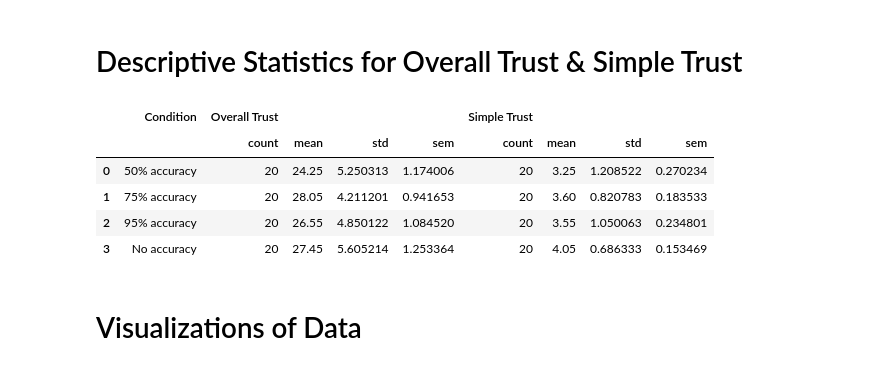
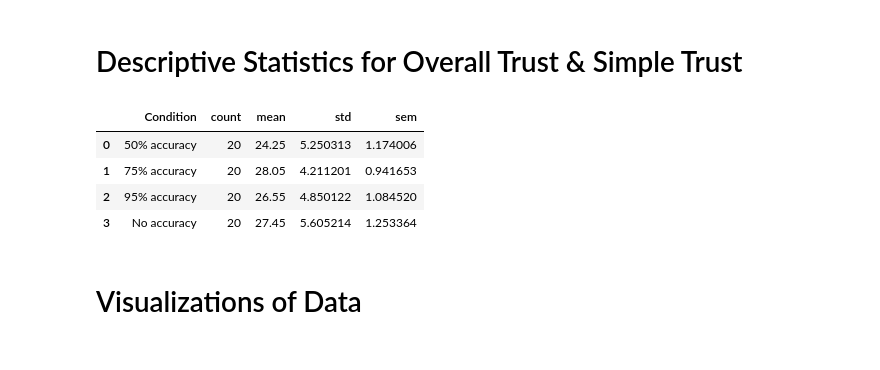
Before and after one commit to askipitaris/ML-Trust-Analysis, a Jupyter notebook: Analysis.ipynb, the cells around one changed output. Cells and saved outputs as stored; diff of their text form; code cells hidden in the pictures.

```diff
--- a/Analysis.ipynb
+++ b/Analysis.ipynb
@@ -48,18 +47,17 @@ responses
 # %% [markdown]
 # Descriptive Statistics for Overall Trust & Simple Trust
 # %%
-responses_descriptive = responses.groupby("Condition")[["Overall Trust", "Simple Trust"]].agg(["count",
-                                                                                               "mean",
-                                                                                               "std",
-                                                                                               "sem"]).reset_index()
+responses_descriptive = responses.groupby("Condition")["Overall Trust"].agg(["count",
+                                                                             "mean",
+                                                                             "std",
+                                                                             "sem"]).reset_index()
 responses_descriptive
 # %% [output]
-|  | Condition | Overall Trust |  |  |  | Simple Trust |  |  |  |
-|  |  | count | mean | std | sem | count | mean | std | sem |
-| 0 | 50% accuracy | 20 | 24.25 | 5.250313 | 1.174006 | 20 | 3.25 | 1.208522 | 0.270234 |
-| 1 | 75% accuracy | 20 | 28.05 | 4.211201 | 0.941653 | 20 | 3.60 | 0.820783 | 0.183533 |
-| 2 | 95% accuracy | 20 | 26.55 | 4.850122 | 1.084520 | 20 | 3.55 | 1.050063 | 0.234801 |
-| 3 | No accuracy | 20 | 27.45 | 5.605214 | 1.253364 | 20 | 4.05 | 0.686333 | 0.153469 |
+|  | Condition | count | mean | std | sem |
+| 0 | 50% accuracy | 20 | 24.25 | 5.250313 | 1.174006 |
+| 1 | 75% accuracy | 20 | 28.05 | 4.211201 | 0.941653 |
+| 2 | 95% accuracy | 20 | 26.55 | 4.850122 | 1.084520 |
+| 3 | No accuracy | 20 | 27.45 | 5.605214 | 1.253364 |
 # %% [markdown]
 # Visualizations of Data
 # %% [markdown]
```
Also changed, not shown: parts of 20 cells of this notebook.
